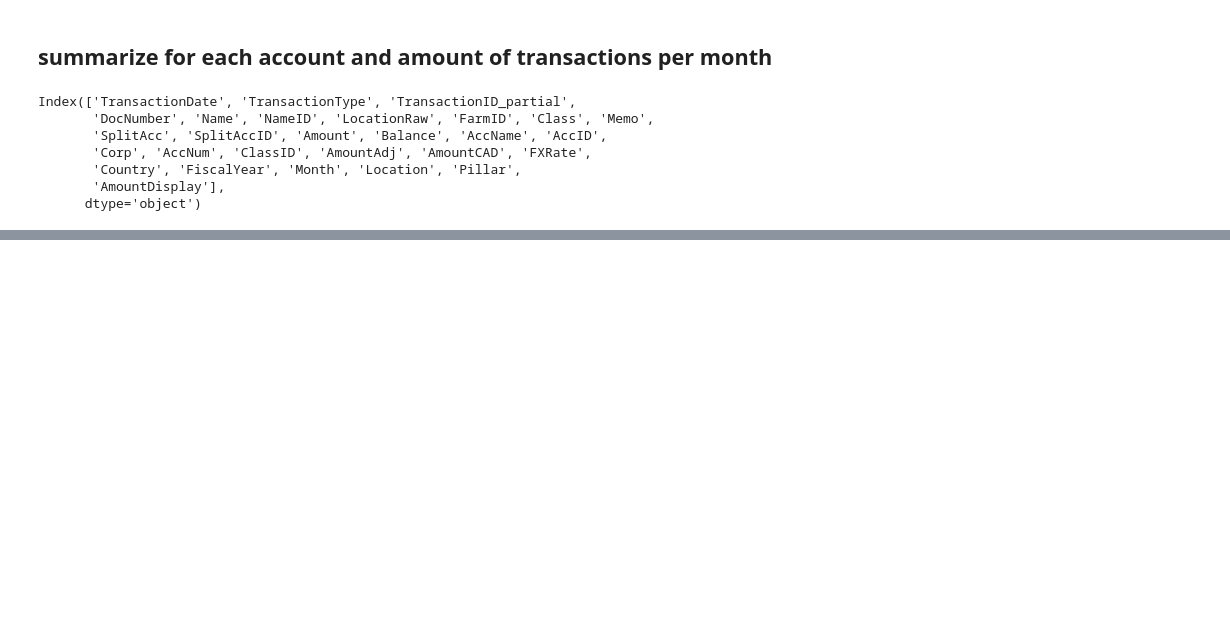
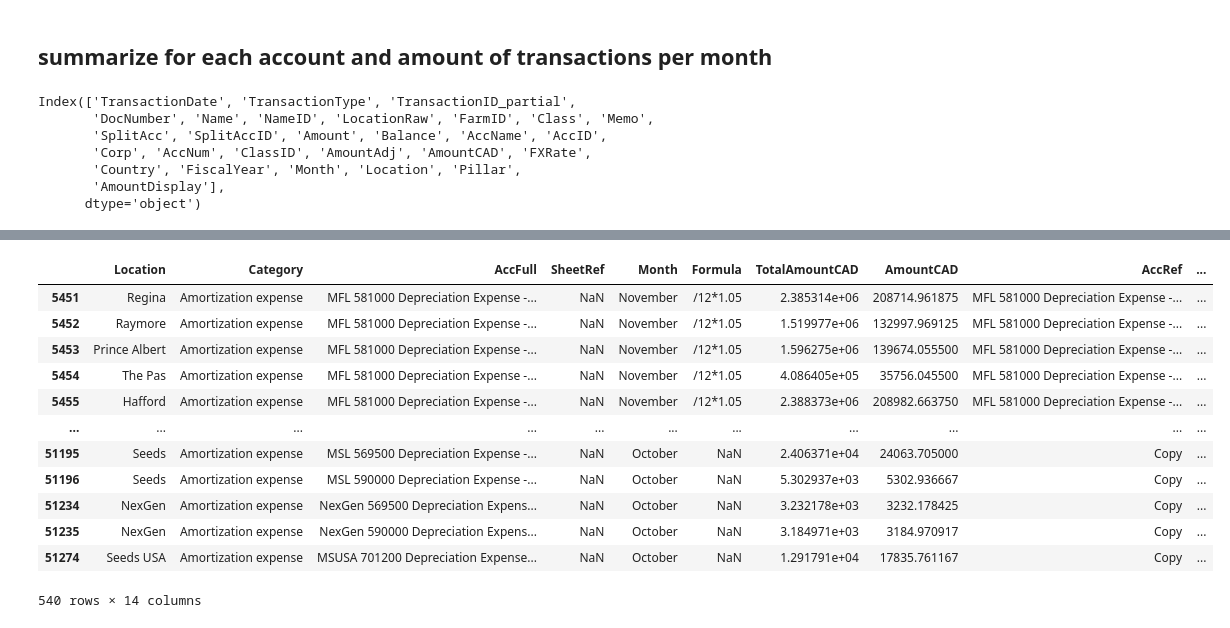
Before and after one commit to ZheRao/ETLCodeBase, a Jupyter notebook: notebooks/dev.ipynb, the cells around one changed output, grey strips where cells are left out. Saved outputs shown, nothing was run; the diff lists cells and outputs as text; code cells hidden in the pictures; blank space fills up the shorter version.

```diff
--- a/notebooks/dev.ipynb
+++ b/notebooks/dev.ipynb
@@ -1297,0 +2644,16 @@ df
+# %%
+budget[budget["Category"].str.contains("amortization",case=False)]
+# %% [output]
+|  | Location | Category | AccFull | SheetRef | Month | Formula | TotalAmountCAD | AmountCAD | AccRef | ... |
+| 5451 | Regina | Amortization expense | MFL 581000 Depreciation Expense -... | NaN | November | /12*1.05 | 2.385314e+06 | 208714.961875 | MFL 581000 Depreciation Expense -... | ... |
+| 5452 | Raymore | Amortization expense | MFL 581000 Depreciation Expense -... | NaN | November | /12*1.05 | 1.519977e+06 | 132997.969125 | MFL 581000 Depreciation Expense -... | ... |
+| 5453 | Prince Albert | Amortization expense | MFL 581000 Depreciation Expense -... | NaN | November | /12*1.05 | 1.596275e+06 | 139674.055500 | MFL 581000 Depreciation Expense -... | ... |
+| 5454 | The Pas | Amortization expense | MFL 581000 Depreciation Expense -... | NaN | November | /12*1.05 | 4.086405e+05 | 35756.045500 | MFL 581000 Depreciation Expense -... | ... |
+| 5455 | Hafford | Amortization expense | MFL 581000 Depreciation Expense -... | NaN | November | /12*1.05 | 2.388373e+06 | 208982.663750 | MFL 581000 Depreciation Expense -... | ... |
+| ... | ... | ... | ... | ... | ... | ... | ... | ... | ... | ... |
+| 51195 | Seeds | Amortization expense | MSL 569500 Depreciation Expense -... | NaN | October | NaN | 2.406371e+04 | 24063.705000 | Copy | ... |
+| 51196 | Seeds | Amortization expense | MSL 590000 Depreciation Expense -... | NaN | October | NaN | 5.302937e+03 | 5302.936667 | Copy | ... |
+| 51234 | NexGen | Amortization expense | NexGen 569500 Depreciation Expens... | NaN | October | NaN | 3.232178e+03 | 3232.178425 | Copy | ... |
+| 51235 | NexGen | Amortization expense | NexGen 590000 Depreciation Expens... | NaN | October | NaN | 3.184971e+03 | 3184.970917 | Copy | ... |
+| 51274 | Seeds USA | Amortization expense | MSUSA 701200 Depreciation Expense... | NaN | October | NaN | 1.291791e+04 | 17835.761167 | Copy | ... |
+540 rows × 14 columns
```
Also changed, not shown: parts of 97 cells of this notebook, 3 other files.
